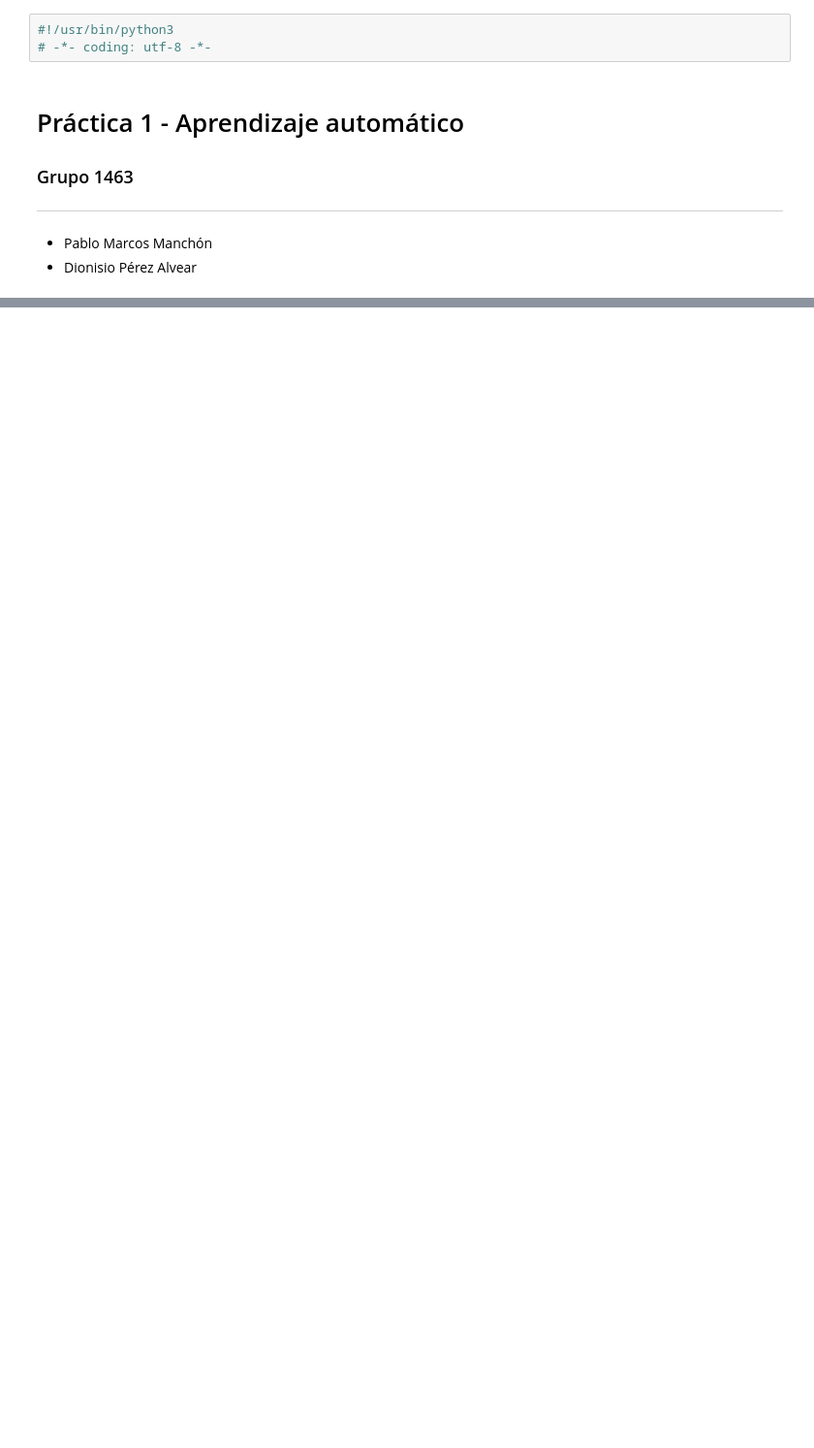
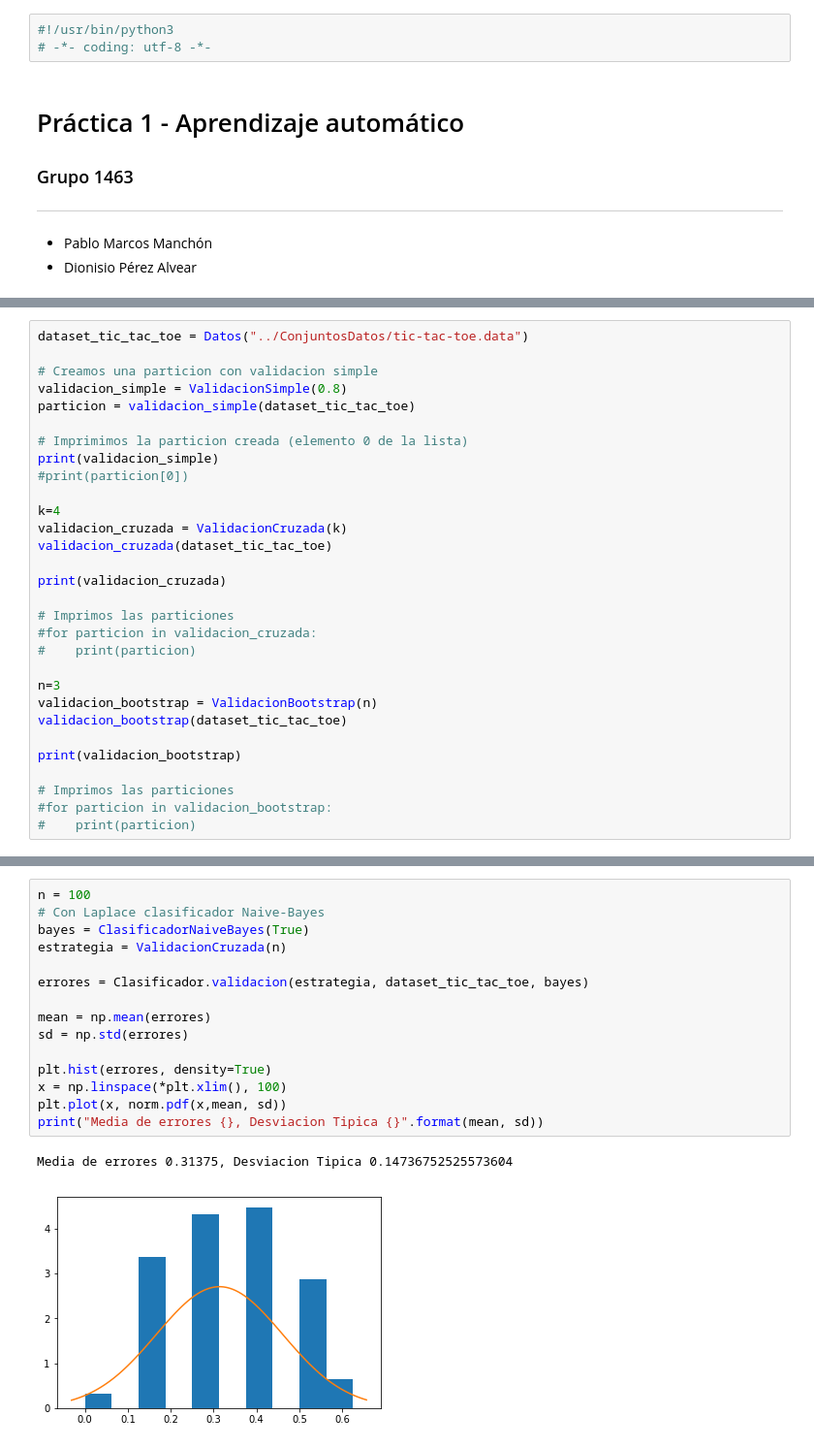
Before and after one commit to pablomm/faa, a Jupyter notebook: Practica1/Practica1.ipynb, the cells around one changed output, grey strips where cells are left out. Shown: that part at 97% size. Saved outputs shown, nothing was run; the diff lists cells and outputs as text; blank space fills up the shorter version.

```diff
--- a/Practica1/Practica1.ipynb
+++ b/Practica1/Practica1.ipynb
@@ -619,0 +392,30 @@ array([0.45762712, 0.54237288])
+# %%
+dataset_tic_tac_toe = Datos("../ConjuntosDatos/tic-tac-toe.data")
+
+# Creamos una particion con validacion simple
+validacion_simple = ValidacionSimple(0.8)
+particion = validacion_simple(dataset_tic_tac_toe)
+
+# Imprimimos la particion creada (elemento 0 de la lista)
+print(validacion_simple)
+#print(particion[0])
+
+k=4
+validacion_cruzada = ValidacionCruzada(k)
+validacion_cruzada(dataset_tic_tac_toe)
+
+print(validacion_cruzada)
+
+# Imprimos las particiones
+#for particion in validacion_cruzada:
+#    print(particion)
+
+n=3
+validacion_bootstrap = ValidacionBootstrap(n)
+validacion_bootstrap(dataset_tic_tac_toe)
+
+print(validacion_bootstrap)
+
+# Imprimos las particiones
+#for particion in validacion_bootstrap:
+#    print(particion)
@@ -619,0 +767,18 @@ array([0.45762712, 0.54237288])
+# %%
+n = 100
+# Con Laplace clasificador Naive-Bayes
+bayes = ClasificadorNaiveBayes(True)
+estrategia = ValidacionCruzada(n)
+
+errores = Clasificador.validacion(estrategia, dataset_tic_tac_toe, bayes)
+
+mean = np.mean(errores)
+sd = np.std(errores)
+
+plt.hist(errores, density=True)
+x = np.linspace(*plt.xlim(), 100)
+plt.plot(x, norm.pdf(x,mean, sd))
+print("Media de errores {}, Desviacion Tipica {}".format(mean, sd))
+# %% [output]
+Media de errores 0.31375, Desviacion Tipica 0.14736752525573604
+[figure, added]
```
Also changed, not shown: parts of 56 cells of this notebook.
